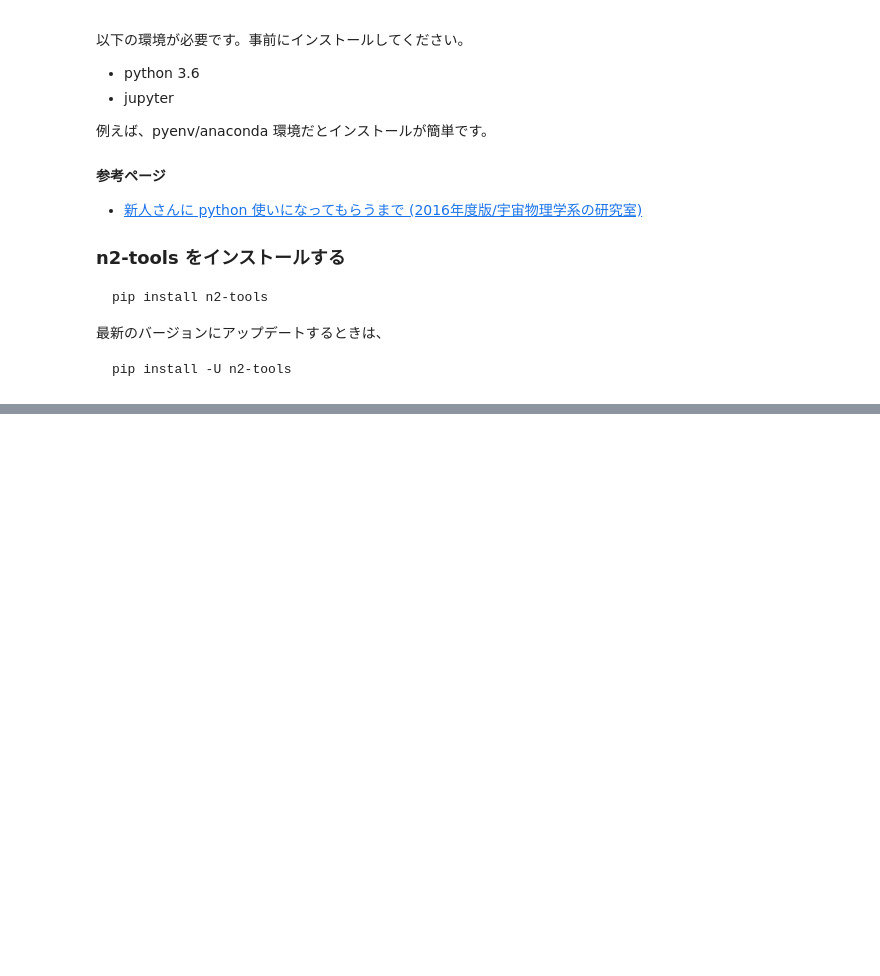
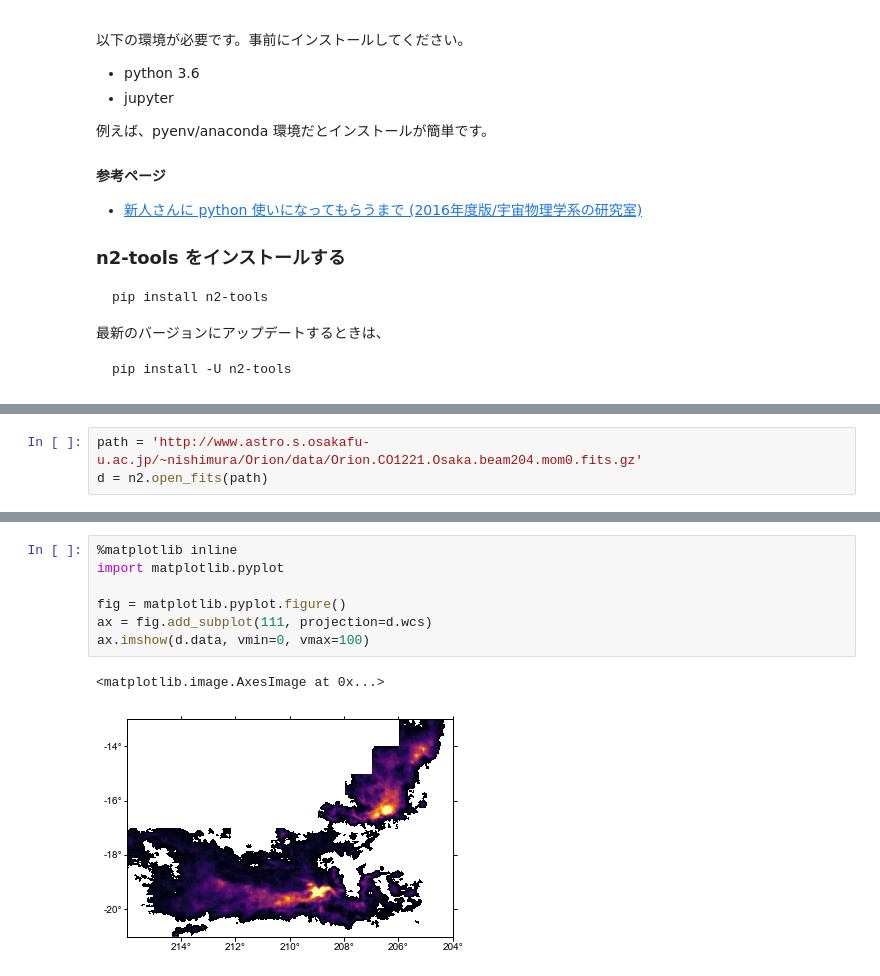
Before and after one commit to nanten2/n2-tools, a Jupyter notebook: doc/index.ipynb, the cells around one changed output, grey strips where cells are left out. Drawn from its saved outputs; the diff is of its cells as text; blank space fills up the shorter version.

```diff
--- a/doc/index.ipynb
+++ b/doc/index.ipynb
@@ -42,0 +50,3 @@ pip install -U n2-tools
+# %%
+path = 'http://www.astro.s.osakafu-u.ac.jp/~nishimura/Orion/data/Orion.CO1221.Osaka.beam204.mom0.fits.gz'
+d = n2.open_fits(path)
@@ -42,0 +78,10 @@ pip install -U n2-tools
+# %%
+%matplotlib inline
+import matplotlib.pyplot
+
+fig = matplotlib.pyplot.figure()
+ax = fig.add_subplot(111, projection=d.wcs)
+ax.imshow(d.data, vmin=0, vmax=100)
+# %% [output]
+<matplotlib.image.AxesImage at 0x...>
+[figure, added]
```
Also changed, not shown: parts of 7 cells of this notebook, 2 other files.
